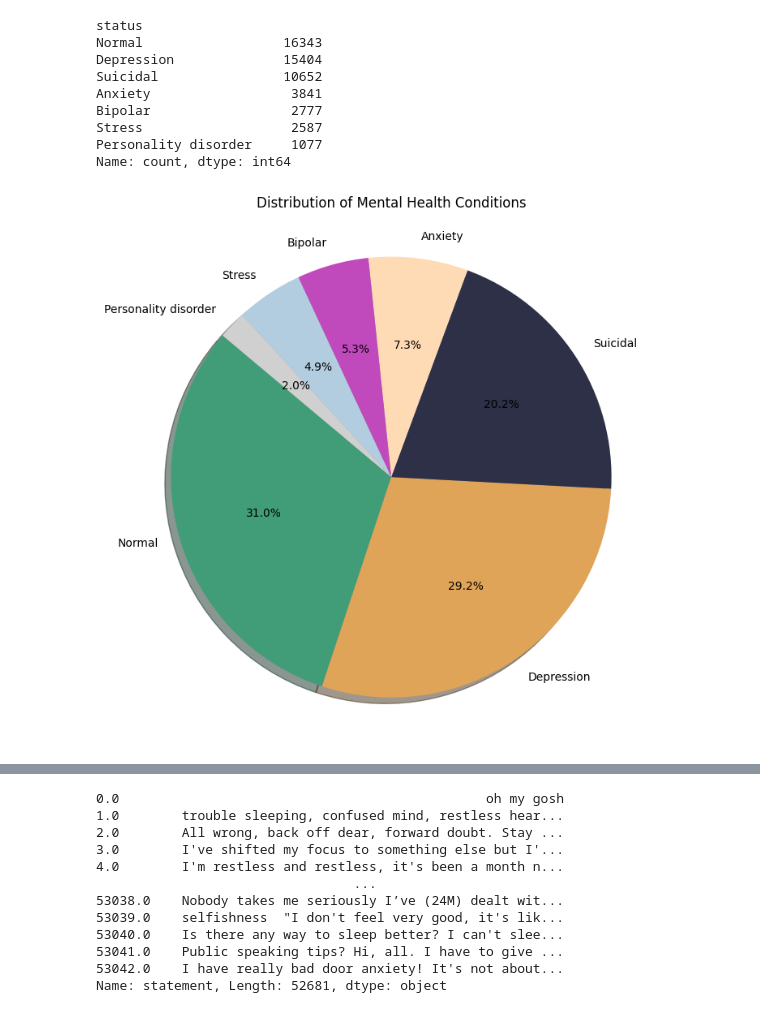
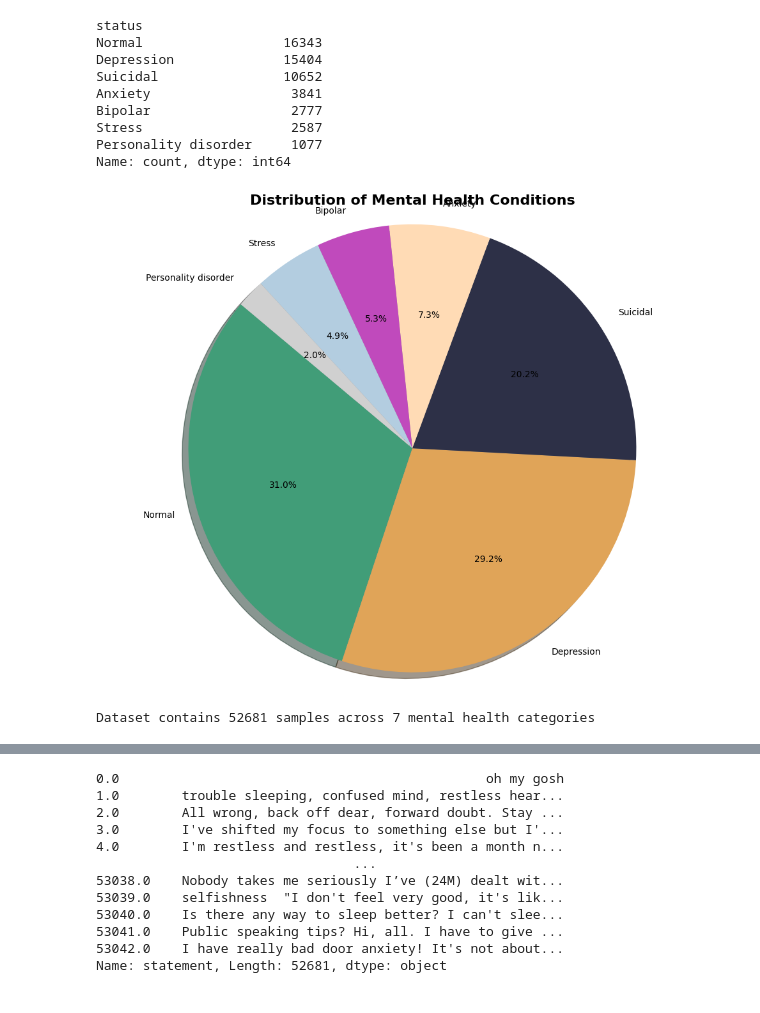
Before and after one commit to SurajKhodade15/mental_health_analysis_nlp, a Jupyter notebook: mental_health_analysis.ipynb, the cells around one changed output, grey strips where cells are left out. Drawn from its saved outputs; the diff is of its cells as text; code cells hidden in the pictures.

```diff
--- a/mental_health_analysis.ipynb
+++ b/mental_health_analysis.ipynb
@@ -84,23 +125,27 @@ Name: count, dtype: int64
 # %%
 # Count the occurrences of each category
 status_counts = df['status'].value_counts()
 
 # Define colors for each category (7 colors)
 colors = ['#419D78', '#E0A458', '#2D3047', '#FFDBB5', '#C04ABC', '#B3CDE0', '#D0D0D0']
 
 # Create the pie chart
-plt.figure(figsize=(7, 7))
+plt.figure(figsize=(10, 8))
 plt.pie(status_counts, labels=status_counts.index, autopct='%1.1f%%',
         startangle=140, colors=colors, shadow=True)
 
-plt.title('Distribution of Mental Health Conditions')
+plt.title('Distribution of Mental Health Conditions', fontsize=16, fontweight='bold')
 plt.axis('equal')  # Equal aspect ratio ensures that the pie is drawn as a circle.
 
-# Display the chart
+# Save the plot
+plt.savefig('plots/mental_health_distribution.png', dpi=300, bbox_inches='tight')
 plt.tight_layout()
 plt.show()
+
+print(f"Dataset contains {len(df)} samples across {len(status_counts)} mental health categories")
 # %% [output]
-[figure, old version]
+[figure, new version]
+Dataset contains 52681 samples across 7 mental health categories
 # %%
 # Group by status and get a random statement from each group
 random_statements = df.groupby('status')['statement'].apply(lambda x: x.sample(n=1).iloc[0])
```
Also changed, not shown: parts of 24 cells of this notebook, 23 other files.
